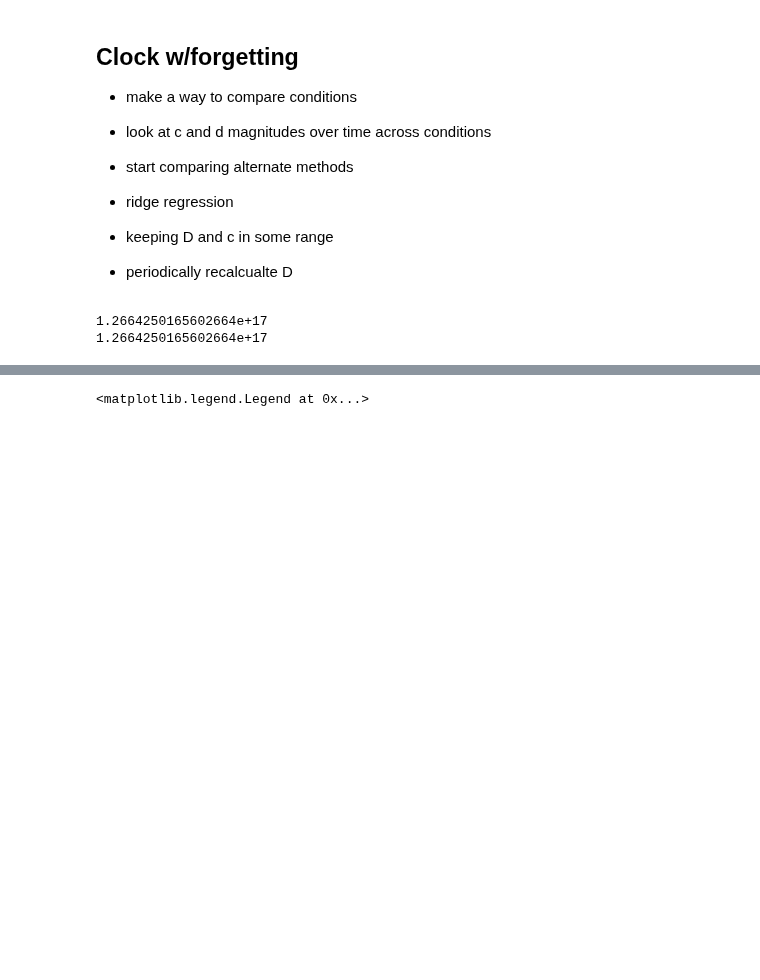
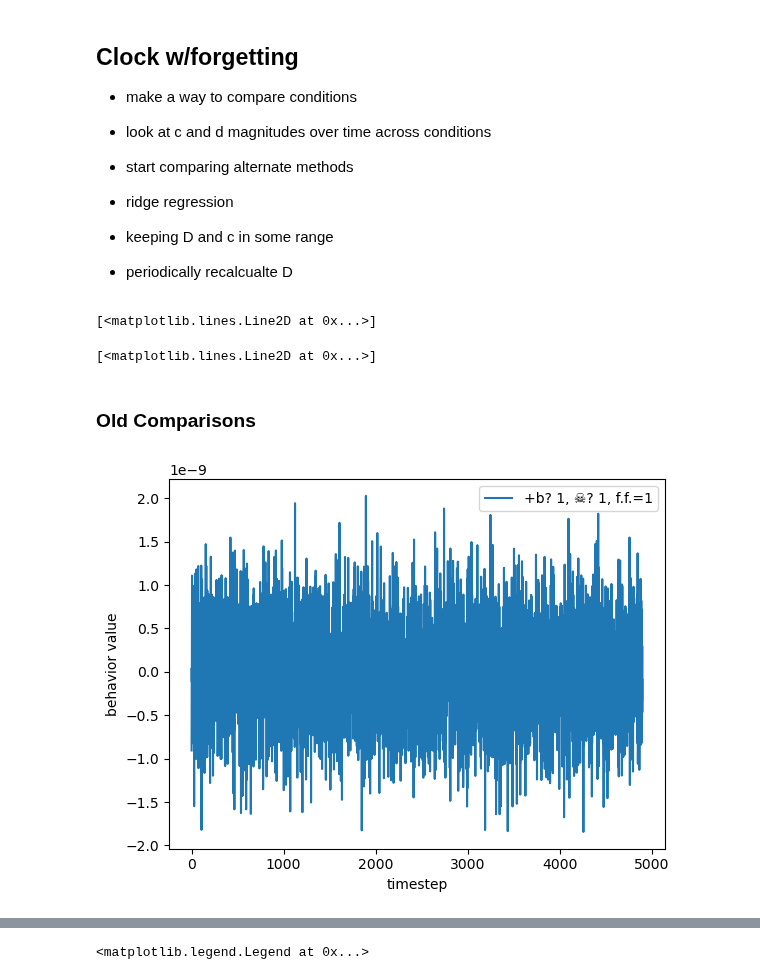
Before and after one commit to draeloslab/Bubblewrap, a Jupyter notebook: generated/other/Running Regression.ipynb, the cells around one changed output, grey strips where cells are left out. Cells and saved outputs as stored; diff of their text form; code cells hidden in the pictures; blank space fills up the shorter version.

```diff
--- a/generated/other/Running Regression.ipynb
+++ b/generated/other/Running Regression.ipynb
@@ -347,45 +625,59 @@ def regress_online_pinv_oracle(X, y, m=50, forgetting_factor=1, **kwargs):
+# %%
+%matplotlib qt
+plt.plot([(e**2).mean() for e in errs])
+# %% [output]
+[<matplotlib.lines.Line2D at 0x...>]
+# %%
+j = 0
+plt.plot(logs[j]['y_hist'])
+plt.plot(logs[j]['pred_hist'])
+# %% [output]
+[<matplotlib.lines.Line2D at 0x...>]
+# %% [markdown]
+### Old Comparisons
 # %%
 uninteresting_params = dict(
     x_max_height=False,
-    y_true_alignment=True,
+    y_true_alignment=False,
     y_tile_invert=True,
     zscore_x=False,
     m=100,
+    xy_tiles=1,
 )
 
 def do_run(params):
     X, y = make_xy(**params)
-    print(np.linalg.cond(X))
-    log = regress_online_more(X,y, **params)
+    # log = regress_online_more(X,y, **params)
     # log = regress_online_more_eecs_paper(X,y, **params)
     # log = regress_online_pinv_oracle(X,y, **params)
-    # log = regress_online_pinv(X,y, **params)
-
+    # log = regress_online_window(X,y, **params)
+    log = regress_online_dirty(X,y, **params)
+    log['error'] = log['pred_hist'] - log['y_hist']
+    log['sqe'] = (log['error']**2).sum()
     return log
 
 params1 = dict(uninteresting_params,
     fit_intercept=True,
     keep_dead_nodes=True,
     forgetting_factor=1,
-    xy_tiles=1
+    log_extra=False,
+
 )
 
-params2 = dict(params1, forgetting_factor=.99)
+params2 = dict(params1, forgetting_factor=1)
 
 log1 = do_run(params1)
 log2 = do_run(params2)
-# %% [output]
-1.2664250165602664e+17
-1.2664250165602664e+17
 # %%
 def make_label(params):
     return f"+b? {int(params['fit_intercept'])}, ☠? {int(params['keep_dead_nodes'])}, f.f.={params['forgetting_factor']}"
 # %%
 # compare log1 and log2
-plt.plot(log1['y_hist'], label='true y')
-plt.plot(log1['pred_hist'], label=make_label(params1))
-plt.plot(log2['pred_hist'], label=make_label(params2))
+# plt.plot(log1['y_hist'], label='true y')
+plt.plot(log1['pred_hist'] - np.squeeze(log1['y_hist']), label=make_label(params1))
+# plt.plot(log2['pred_hist'] - np.squeeze(log2['y_hist']), label=make_label(params2))
 plt.xlabel("timestep");
 plt.ylabel("behavior value");
-plt.ylim([-10,10])
 plt.legend();
+# %% [output]
+[figure, added]
```
Also changed, not shown: parts of 22 cells of this notebook, 3 other files.
